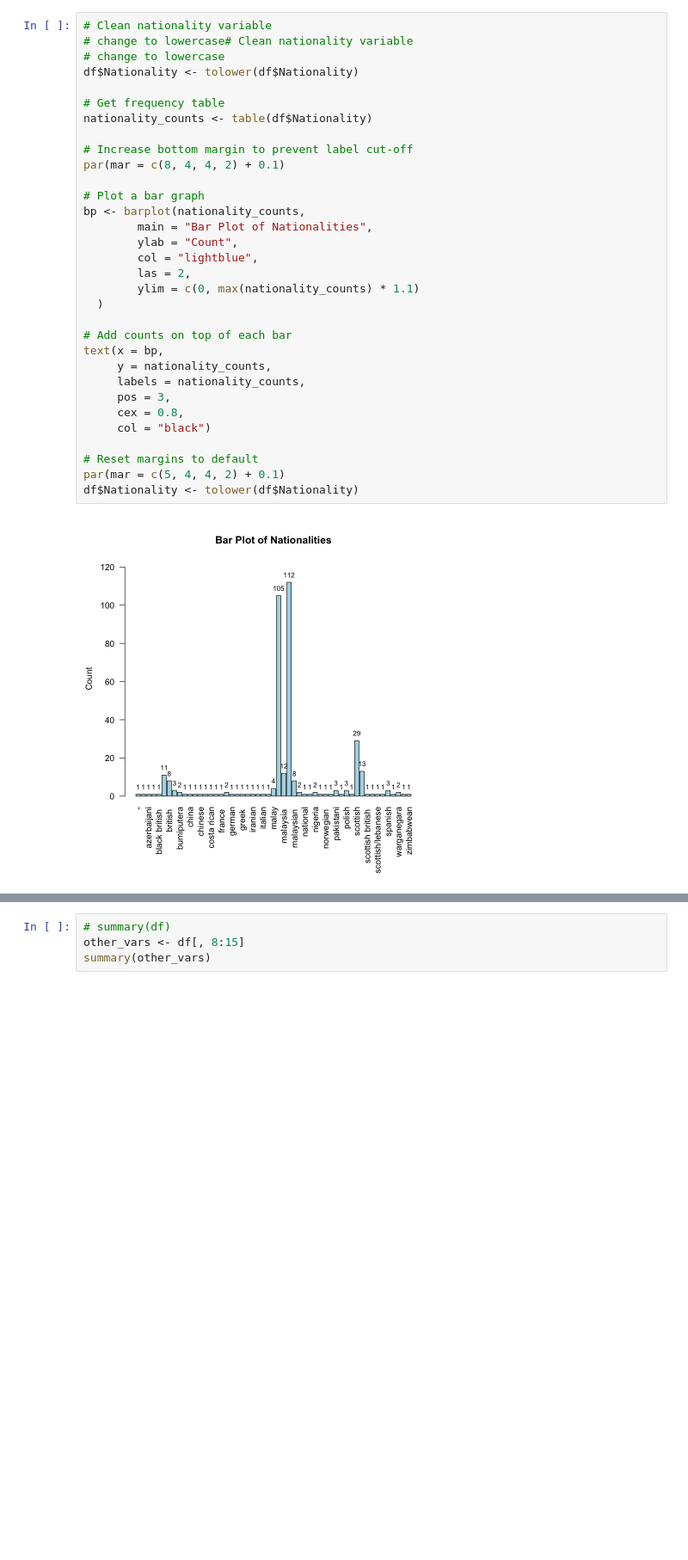
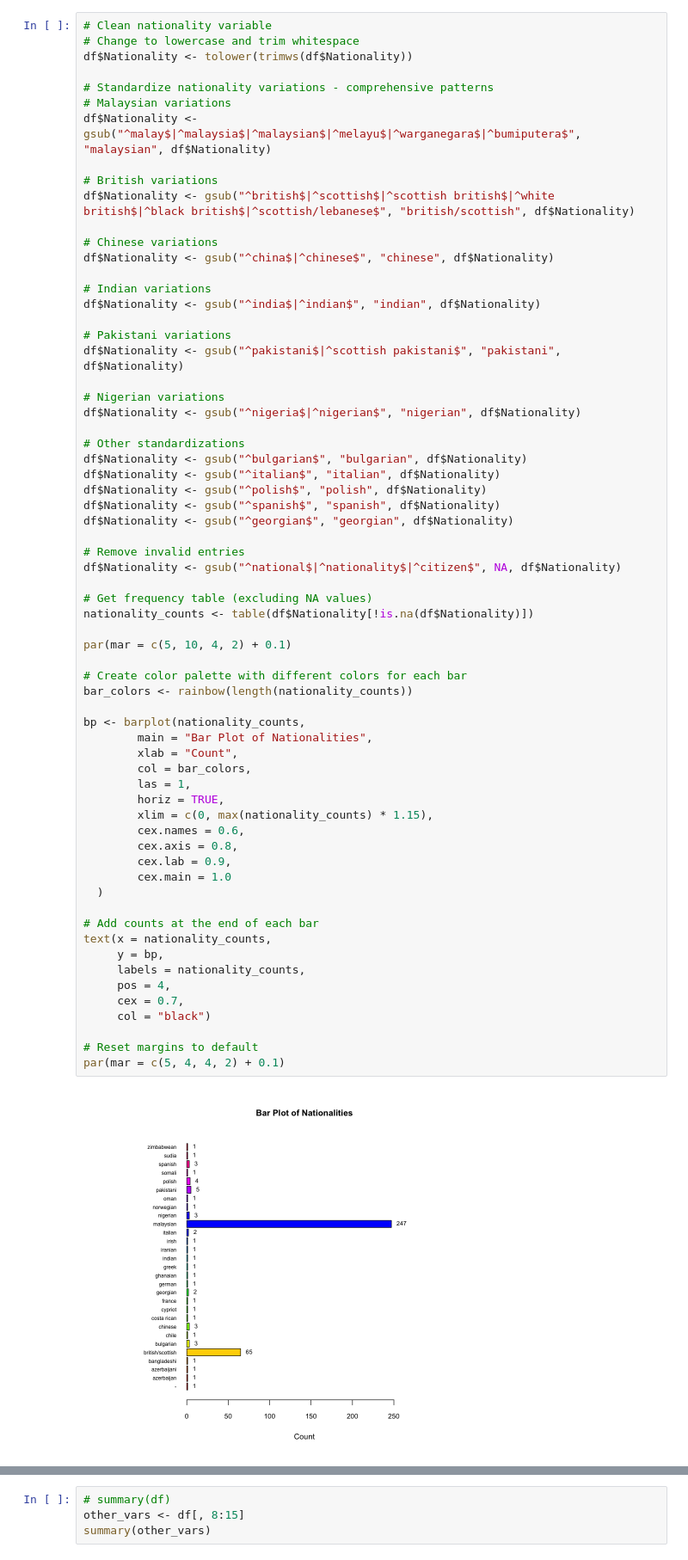
Before and after one commit to godfreydekew/Entrepreneurship-Orientation-Analysis-West-vs-East-, a Jupyter notebook: analyis.ipynb, the cells around one changed output, grey strips where cells are left out. Shown at 86% size. Cells and saved outputs as stored; diff of their text form; blank space fills up the shorter version.

Commit message:
update: Improve visualisations

```diff
--- a/analyis.ipynb
+++ b/analyis.ipynb
@@ -81,35 +86,68 @@ Warning message in describe.1(x = x, na.rm = na.rm, interp = interp, skew = skew
 No..of.languages.spoken 359 2.18 0.84      2   1   5
 # %%
 # Clean nationality variable
-# change to lowercase# Clean nationality variable
-# change to lowercase
-df$Nationality <- tolower(df$Nationality)
+# Change to lowercase and trim whitespace
+df$Nationality <- tolower(trimws(df$Nationality))
 
-# Get frequency table
-nationality_counts <- table(df$Nationality)
+# Standardize nationality variations - comprehensive patterns
+# Malaysian variations
+df$Nationality <- gsub("^malay$|^malaysia$|^malaysian$|^melayu$|^warganegara$|^bumiputera$", "malaysian", df$Nationality)
 
-# Increase bottom margin to prevent label cut-off
-par(mar = c(8, 4, 4, 2) + 0.1)
+# British variations
+df$Nationality <- gsub("^british$|^scottish$|^scottish british$|^white british$|^black british$|^scottish/lebanese$", "british/scottish", df$Nationality)
 
-# Plot a bar graph
+# Chinese variations
+df$Nationality <- gsub("^china$|^chinese$", "chinese", df$Nationality)
+
+# Indian variations
+df$Nationality <- gsub("^india$|^indian$", "indian", df$Nationality)
+
+# Pakistani variations
+df$Nationality <- gsub("^pakistani$|^scottish pakistani$", "pakistani", df$Nationality)
+
+# Nigerian variations
+df$Nationality <- gsub("^nigeria$|^nigerian$", "nigerian", df$Nationality)
+
+# Other standardizations
+df$Nationality <- gsub("^bulgarian$", "bulgarian", df$Nationality)
+df$Nationality <- gsub("^italian$", "italian", df$Nationality)
+df$Nationality <- gsub("^polish$", "polish", df$Nationality)
+df$Nationality <- gsub("^spanish$", "spanish", df$Nationality)
+df$Nationality <- gsub("^georgian$", "georgian", df$Nationality)
+
+# Remove invalid entries
+df$Nationality <- gsub("^national$|^nationality$|^citizen$", NA, df$Nationality)
+
+# Get frequency table (excluding NA values)
+nationality_counts <- table(df$Nationality[!is.na(df$Nationality)])
+
+par(mar = c(5, 10, 4, 2) + 0.1)
+
+# Create color palette with different colors for each bar
+bar_colors <- rainbow(length(nationality_counts))
+
 bp <- barplot(nationality_counts,
         main = "Bar Plot of Nationalities",
-        ylab = "Count",
-        col = "lightblue",
-        las = 2,
-        ylim = c(0, max(nationality_counts) * 1.1)
+        xlab = "Count",
+        col = bar_colors,
+        las = 1,
+        horiz = TRUE,
+        xlim = c(0, max(nationality_counts) * 1.15),
+        cex.names = 0.6,
+        cex.axis = 0.8,
+        cex.lab = 0.9,
+        cex.main = 1.0
   )
 
-# Add counts on top of each bar
-text(x = bp,
-     y = nationality_counts,
+# Add counts at the end of each bar
+text(x = nationality_counts,
+     y = bp,
      labels = nationality_counts,
-     pos = 3,
-     cex = 0.8,
+     pos = 4,
+     cex = 0.7,
      col = "black")
 
 # Reset margins to default
 par(mar = c(5, 4, 4, 2) + 0.1)
-df$Nationality <- tolower(df$Nationality)
 # %% [output]
-[figure, old version]
+[figure, new version]
```
Also changed, not shown: parts of 18 cells of this notebook.
